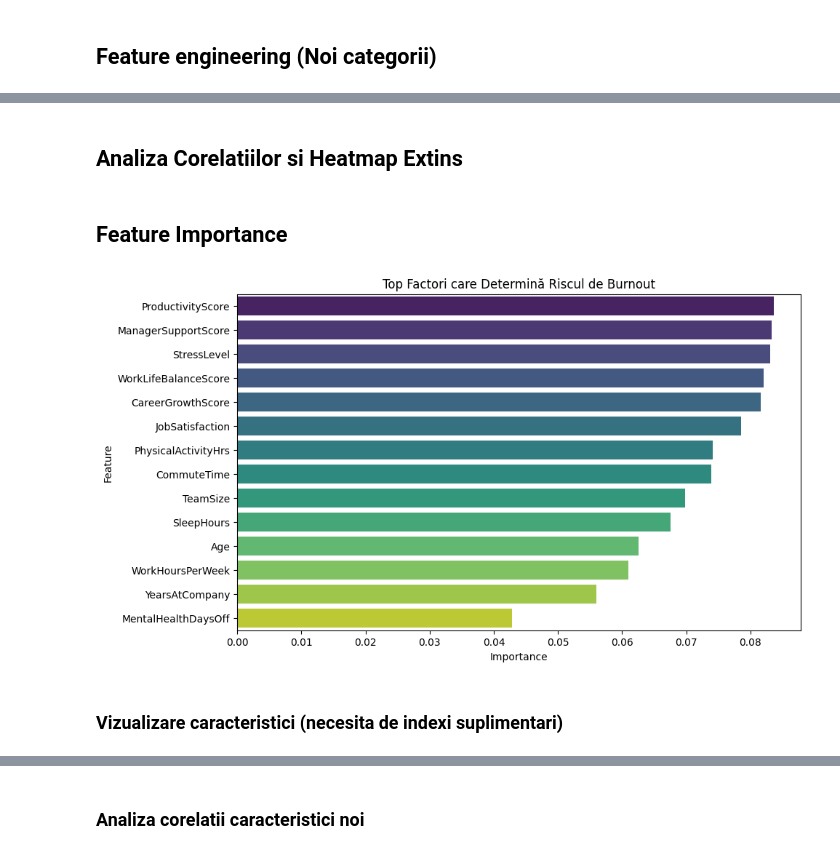
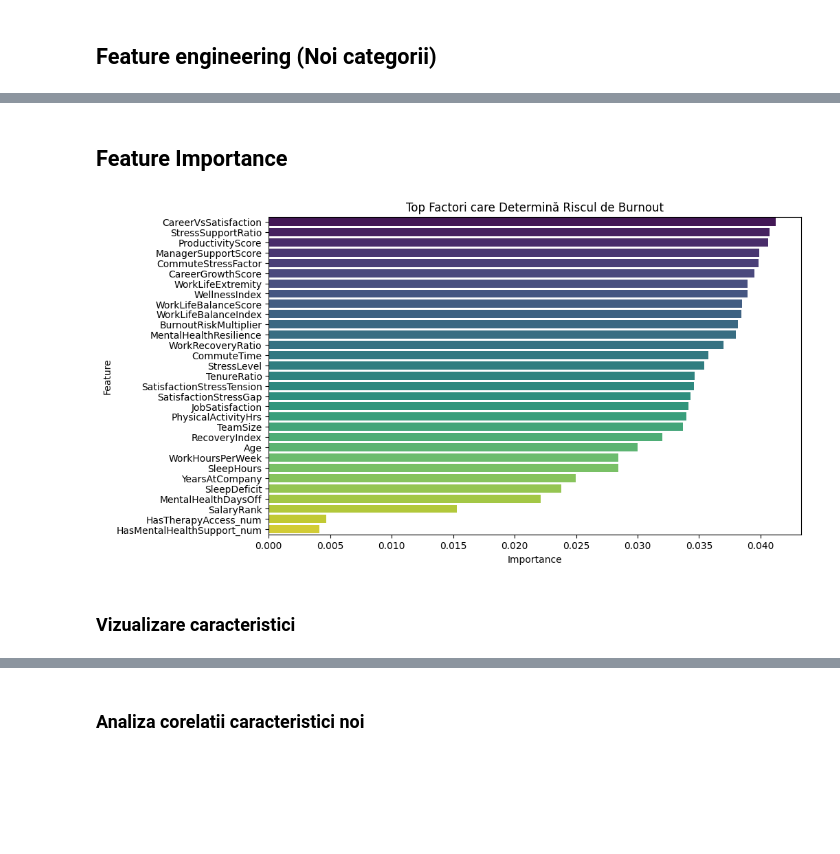
Before and after one commit to MarcoMihalca/SistemeInteligente, a Jupyter notebook: Saptamana_10_KNN.ipynb, the cells around one changed output, grey strips where cells are left out. Saved outputs shown, nothing was run; the diff lists cells and outputs as text; code cells hidden in the pictures; blank space fills up the shorter version.

```diff
--- a/Saptamana_10_KNN.ipynb
+++ b/Saptamana_10_KNN.ipynb
@@ -33,8 +33,17 @@ if duplicate_count > 0:
 
 # 2. Verificam daca avem valori lipsa
 print("\nValori lipsa per coloana:")
-print(df.isnull().sum())
-# Observam ca nu avem valori lipsa, deci nu este necesar sa le eliminam sau sa le completam / generam
+missing_per_col = df.isnull().sum()
+if missing_per_col.sum() > 0:
+    print(missing_per_col[missing_per_col > 0])
+else:
+    print("Niciuna dintre coloane nu are valori lipsa!")
+
+# Eliminam rândurile cu valori lipsa
+missing_count = df.isnull().sum().sum()
+if missing_count > 0:
+    df = df.dropna()
+    print(f"\nRandurile cu valori lipsa au fost eliminate!")
 
 # 3. Eliminam coloanele care nu ajuta algoritmul
 # 'EmployeeID' este doar un numar de ordine
@@ -485,34 +444,32 @@ Corelația: >0.95 (aproape perfectă)
 **Rezultat:** 25 → 15 caracteristici FINALE (40% reducere)
 
 ✅ **Eliminare completă a redundanțelor și multicolinarității severe (>0.90)**
-# %% [markdown]
-## Analiza Corelatiilor si Heatmap Extins
 # %% [markdown]
 ## Feature Importance
 # %%
 from sklearn.ensemble import RandomForestClassifier
 
 # Selectează doar coloanele numerice (ignora coloanele categorice)
-df_ml_numeric = df_ml.select_dtypes(include=[np.number])
+df_ml_numeric = df.select_dtypes(include=[np.number])
 
 # Pregătirea datelor - doar coloane numerice
 X = df_ml_numeric.drop(columns=['BurnoutRisk', 'BurnoutLevel', 'Country', 'JobRole', 'Department'], errors='ignore')
 y = df_ml_numeric['BurnoutRisk']
 
 # Antrenăm un model rapid pentru importanță
 rf = RandomForestClassifier(n_estimators=100, random_state=42)
 rf.fit(X, y)
 
 # Vizualizare
 features = pd.DataFrame({'Feature': X.columns, 'Importance': rf.feature_importances_})
 features = features.sort_values(by='Importance', ascending=False)
 
 plt.figure(figsize=(10, 6))
 sns.barplot(x='Importance', y='Feature', data=features, hue='Feature', palette='viridis', legend=False)
 plt.title('Top Factori care Determină Riscul de Burnout')
 plt.show()
 # %% [output]
-[figure, old version]
+[figure, new version]
 # %% [markdown]
-### Vizualizare caracteristici (necesita de indexi suplimentari)
+### Vizualizare caracteristici
 # %%
```
Also changed, not shown: parts of 44 cells of this notebook, 3 other files.
